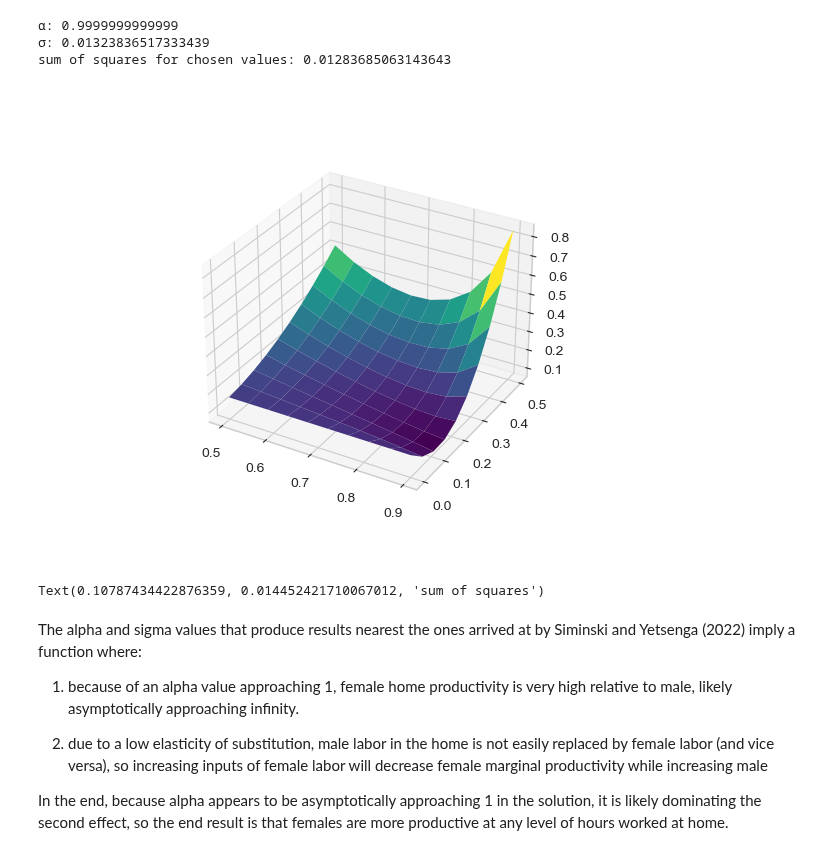
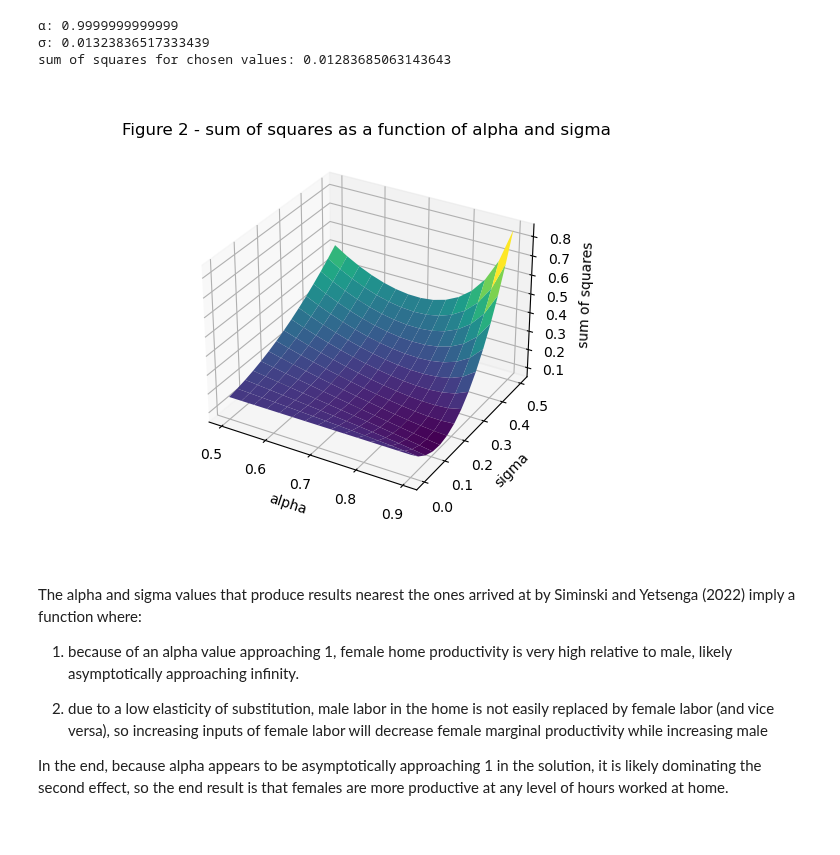
Before and after one commit to NumEconCopenhagen/projects-2023-bulen, a Jupyter notebook: inauguralproject/inauguralproject.ipynb, the cells around one changed output. Drawn from its saved outputs; the diff is of its cells as text; code cells hidden in the pictures.

```diff
--- a/inauguralproject/inauguralproject.ipynb
+++ b/inauguralproject/inauguralproject.ipynb
@@ -191,27 +189,27 @@ for i, alpha in enumerate(alphalist): #
 # %%
 
 
+from mpl_toolkits.mplot3d import Axes3D as ax
 %matplotlib widget
+
 # a. plot
-
-
 alphaspace, sigmaspace = np.meshgrid(alphalist,sigmalist,indexing='ij')
 
 fig = plt.figure()
 
 ax = fig.add_subplot(projection='3d')
 
 ax.plot_surface(alphaspace,sigmaspace,errorvalues, cmap='viridis')
 
-plt.show()
-
 # b. add labels
 ax.set_xlabel('alpha')
 ax.set_ylabel('sigma')
 ax.set_zlabel('sum of squares')
+ax.set_title('Figure 2 - sum of squares as a function of alpha and sigma')
+
+plt.show()
 # %% [output]
-[figure, old version]
+[figure, new version]
-Text(0.10787434422876359, 0.014452421710067012, 'sum of squares')
 # %% [markdown]
 The alpha and sigma values that produce results nearest the ones arrived at by Siminski and Yetsenga (2022) imply a function where:
  1. because of an alpha value approaching 1, female home productivity is very high relative to male, likely asymptotically approaching infinity.
```
Also changed, not shown: parts of 10 cells of this notebook.
